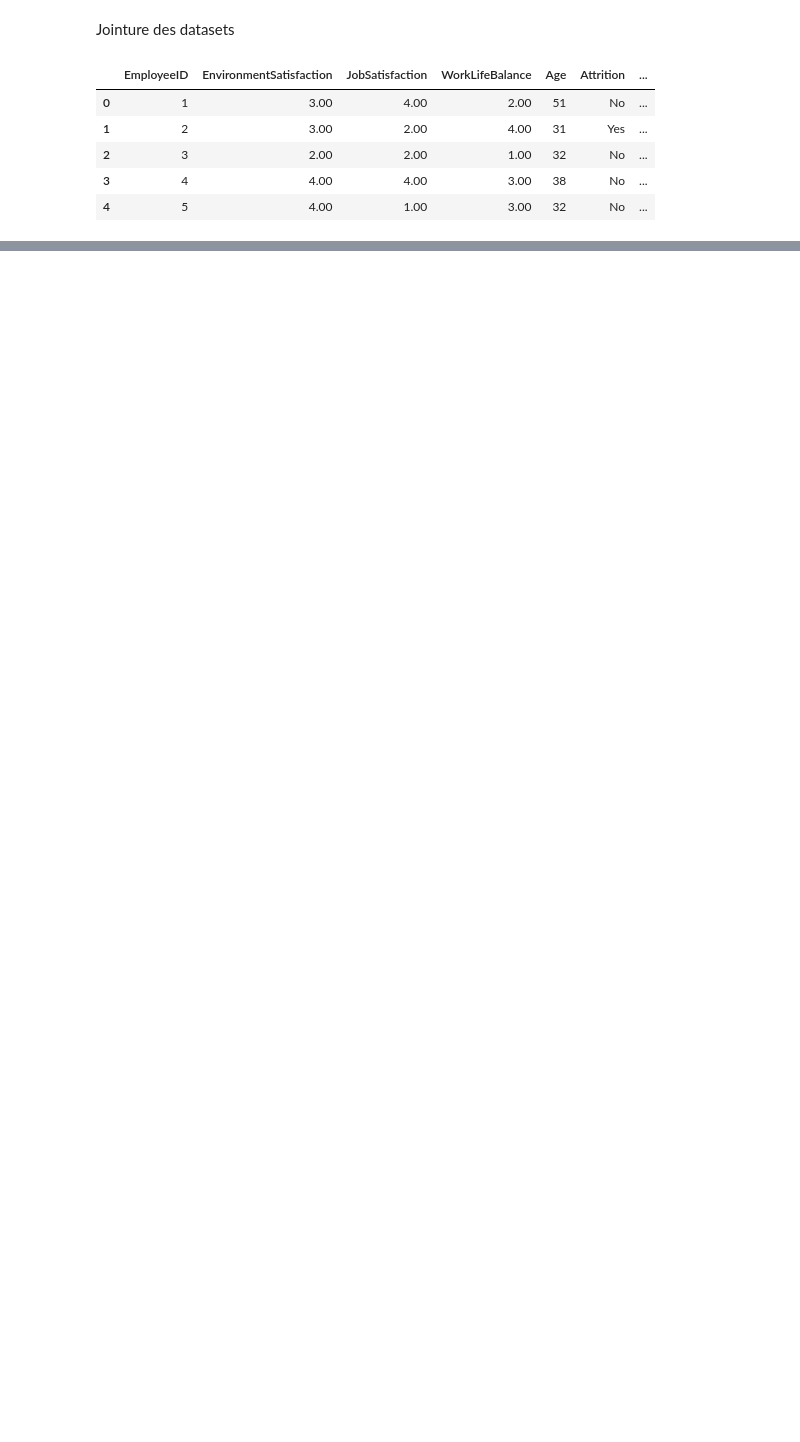
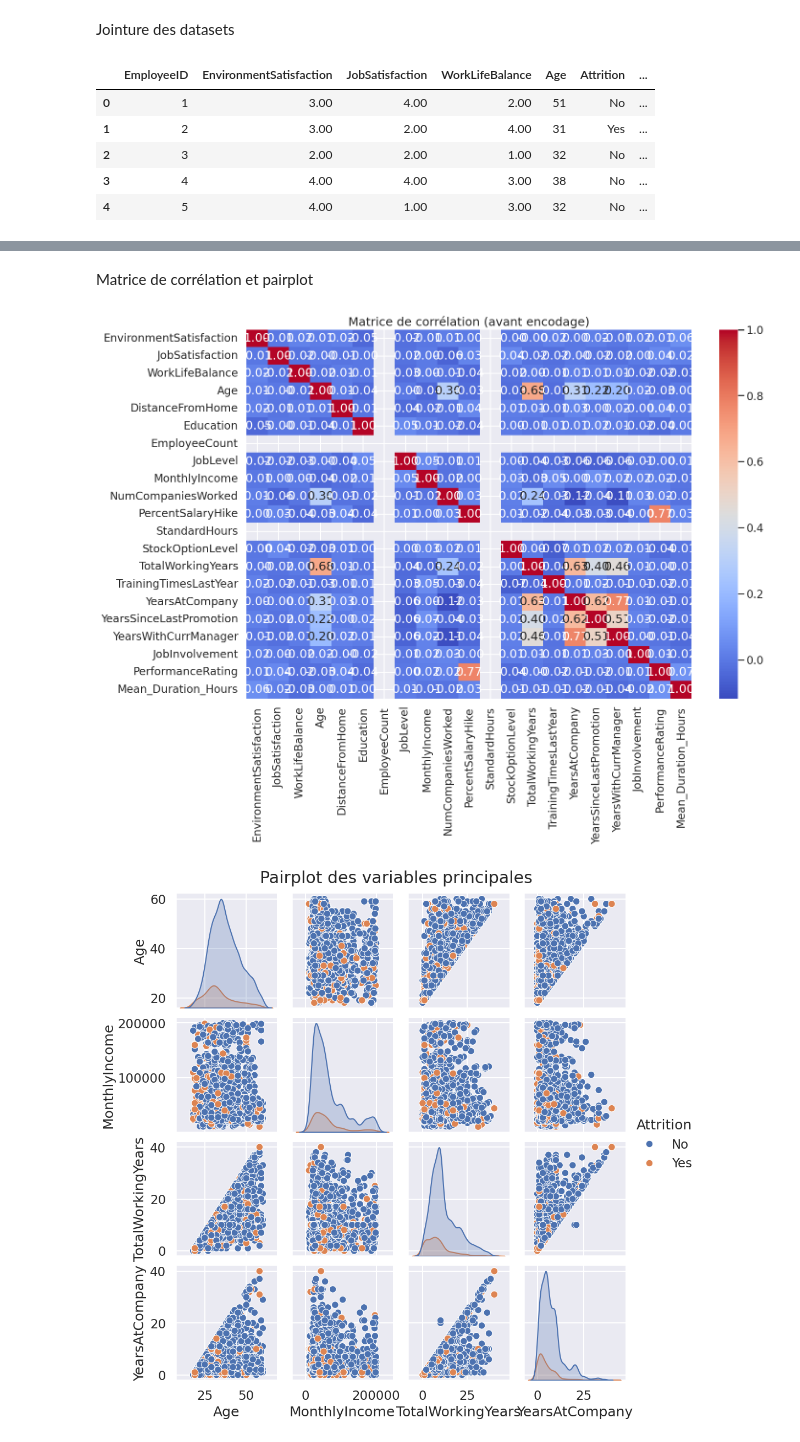
Before and after one commit to AlbanCLV/MachineLearning, a Jupyter notebook: Projet/preparation.ipynb, the cells around one changed output, grey strips where cells are left out. Cells and saved outputs as stored; diff of their text form; code cells hidden in the pictures; blank space fills up the shorter version.

```diff
--- a/Projet/preparation.ipynb
+++ b/Projet/preparation.ipynb
@@ -298,7 +389,8 @@ Length: 262, dtype: int64
 # %% [markdown]
 Jointure des datasets
 # %%
-datasets = [employee_survey_data, general_data, manager_survey_data, in_time_data, out_time_data]
+# Jointure des datasets avec le dataset temporel réduit
+datasets = [employee_survey_data, general_data, manager_survey_data, df_result]
 merged_data = reduce(lambda left, right: pd.merge(left, right, on='EmployeeID', how='outer'), datasets)
 merged_data.head()
 # %% [output]
@@ -329,0 +433,28 @@ for column in categorical_columns:
+# %% [markdown]
+Matrice de corrélation et pairplot
+# %%
+# Matrice de corrélation
+plt.figure(figsize=(15, 10))
+# On ne garde que les colonnes numériques pour la corrélation
+numeric_df = merged_data.select_dtypes(include=['number'])
+# On retire EmployeeID car c'est un index technique
+if 'EmployeeID' in numeric_df.columns:
+    numeric_df = numeric_df.drop(columns=['EmployeeID'])
+
+sns.heatmap(numeric_df.corr(), annot=True, cmap='coolwarm', fmt=".2f")
+plt.title('Matrice de corrélation (avant encodage)')
+plt.show()
+
+# Pairplot pour les variables principales
+# On sélectionne quelques variables clés pour éviter un graphique trop chargé
+main_vars = ['Age', 'MonthlyIncome', 'TotalWorkingYears', 'YearsAtCompany', 'Attrition']
+# On vérifie si les colonnes existent
+existing_vars = [v for v in main_vars if v in merged_data.columns]
+
+if len(existing_vars) > 1:
+    sns.pairplot(merged_data[existing_vars], hue='Attrition', diag_kind='kde')
+    plt.suptitle('Pairplot des variables principales', y=1.02)
+    plt.show()
+# %% [output]
+[figure, added]
+[figure, added]
```
Also changed, not shown: parts of 8 cells of this notebook, 7 other files.
